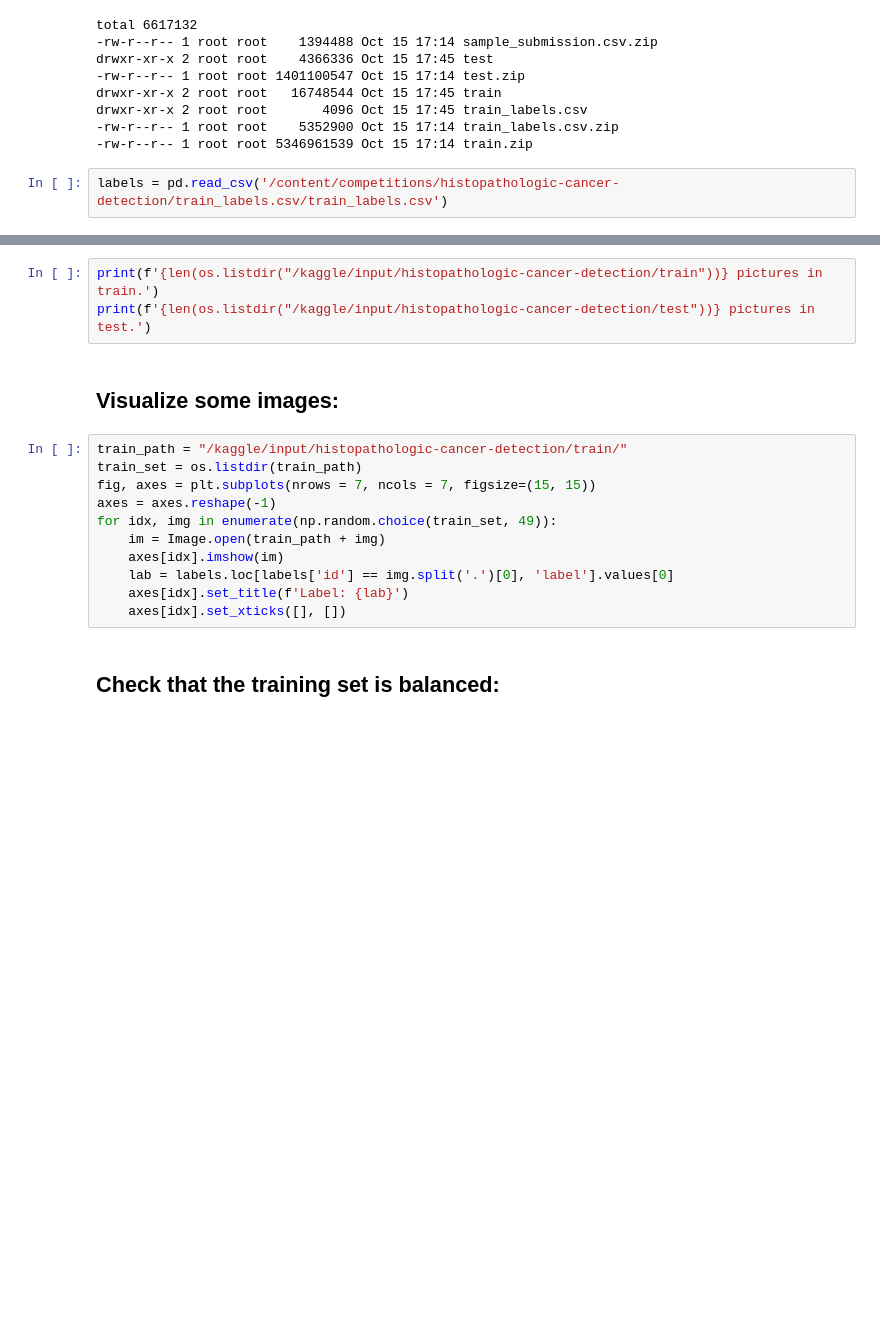
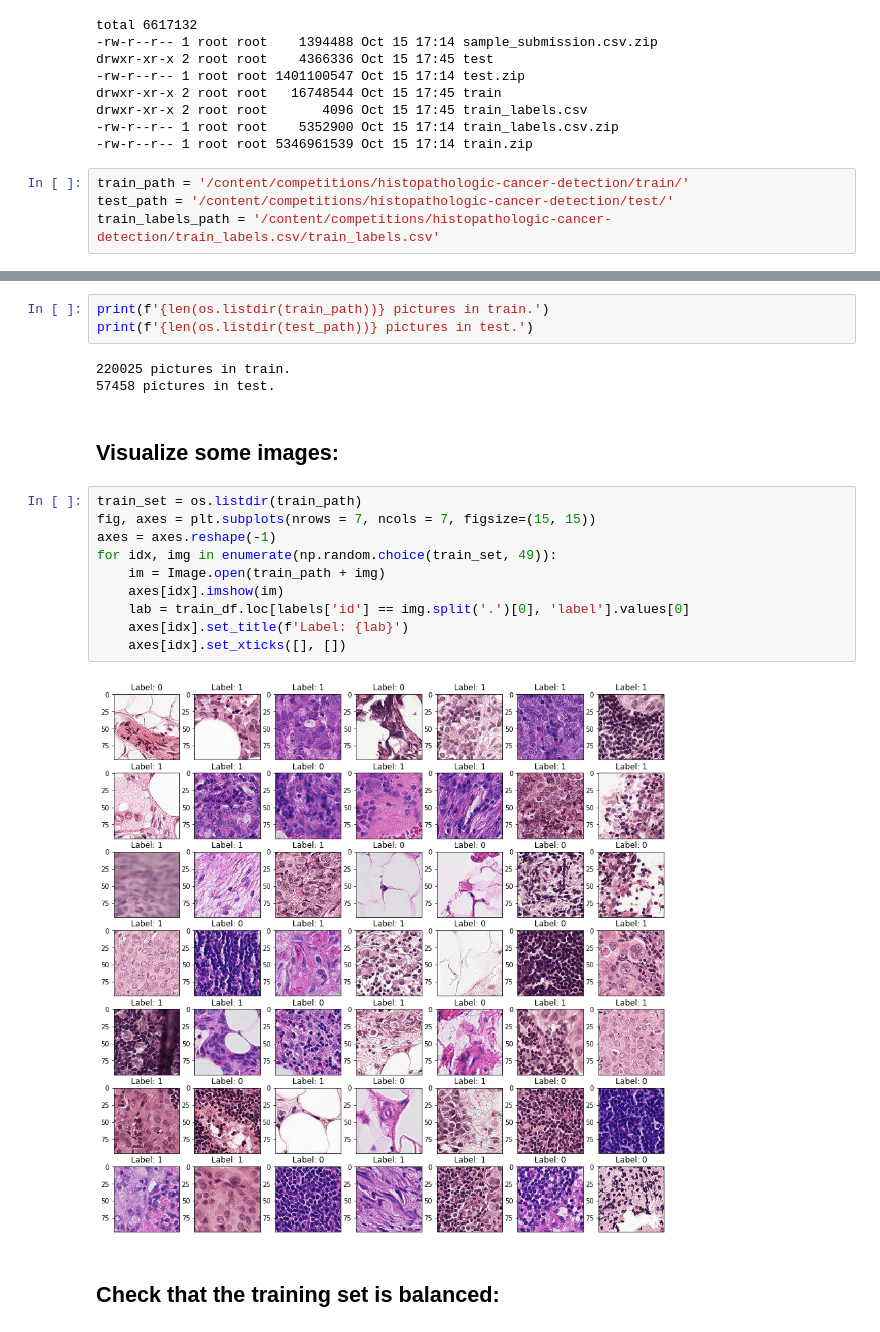
Before and after one commit to liminal-learner/cancer_detection, a Jupyter notebook: notebooks/1_CancerDetection_EDA.ipynb, the cells around one changed output, grey strips where cells are left out. Cells and saved outputs as stored; diff of their text form; blank space fills up the shorter version.

```diff
--- a/notebooks/1_CancerDetection_EDA.ipynb
+++ b/notebooks/1_CancerDetection_EDA.ipynb
@@ -58,4 +58,6 @@ drwxr-xr-x 2 root root       4096 Oct 15 17:45 train_labels.csv
 -rw-r--r-- 1 root root    5352900 Oct 15 17:14 train_labels.csv.zip
 -rw-r--r-- 1 root root 5346961539 Oct 15 17:14 train.zip
 # %%
-labels = pd.read_csv('/content/competitions/histopathologic-cancer-detection/train_labels.csv/train_labels.csv')
+train_path = '/content/competitions/histopathologic-cancer-detection/train/'
+test_path = '/content/competitions/histopathologic-cancer-detection/test/'
+train_labels_path = '/content/competitions/histopathologic-cancer-detection/train_labels.csv/train_labels.csv'
@@ -69,21 +73,25 @@ labels.head()
 | 3 | bc3f0c64fb968ff4a8bd33af6971ecae7... | 0 |
 | 4 | 068aba587a4950175d04c680d38943fd4... | 0 |
 # %%
-print(f'{len(os.listdir("/kaggle/input/histopathologic-cancer-detection/train"))} pictures in train.')
-print(f'{len(os.listdir("/kaggle/input/histopathologic-cancer-detection/test"))} pictures in test.')
+print(f'{len(os.listdir(train_path))} pictures in train.')
+print(f'{len(os.listdir(test_path))} pictures in test.')
+# %% [output]
+220025 pictures in train.
+57458 pictures in test.
 # %% [markdown]
 ## Visualize some images:
 # %%
-train_path = "/kaggle/input/histopathologic-cancer-detection/train/"
 train_set = os.listdir(train_path)
 fig, axes = plt.subplots(nrows = 7, ncols = 7, figsize=(15, 15))
 axes = axes.reshape(-1)
 for idx, img in enumerate(np.random.choice(train_set, 49)):
     im = Image.open(train_path + img)
     axes[idx].imshow(im)
-    lab = labels.loc[labels['id'] == img.split('.')[0], 'label'].values[0]
+    lab = train_df.loc[labels['id'] == img.split('.')[0], 'label'].values[0]
     axes[idx].set_title(f'Label: {lab}')
     axes[idx].set_xticks([], [])
+# %% [output]
+[figure, added]
 # %% [markdown]
 ## Check that the training set is balanced:
 # %%
```
Also changed, not shown: parts of 7 cells of this notebook.
